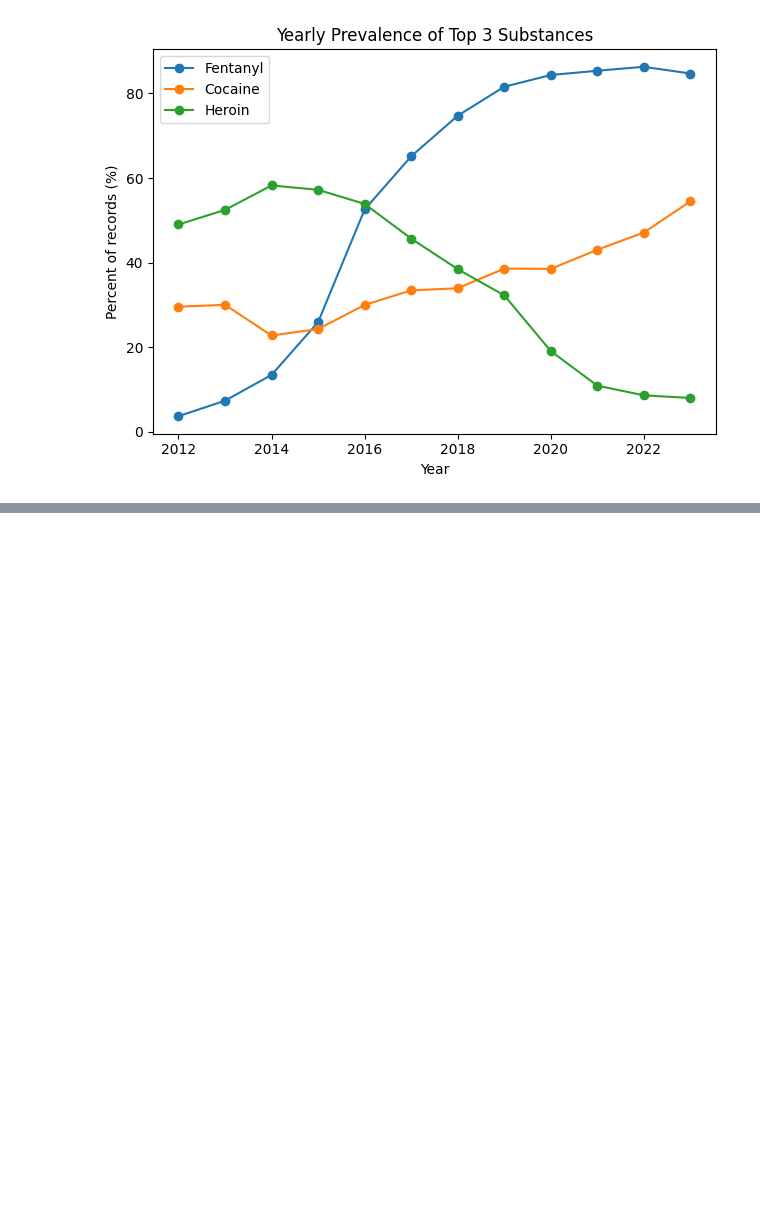
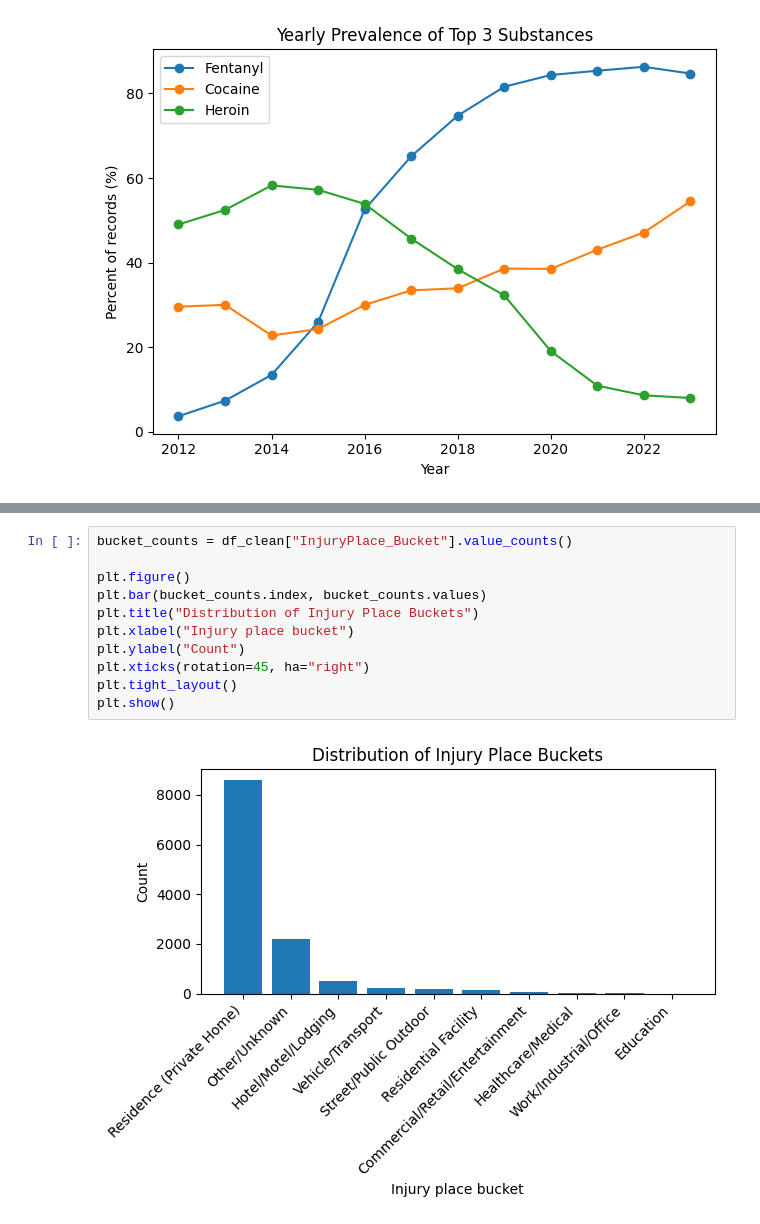
Before and after one commit to cryobsidian/assg1, a Jupyter notebook: analysis1.ipynb, the cells around one changed output, grey strips where cells are left out. Drawn from its saved outputs; the diff is of its cells as text; blank space fills up the shorter version.

```diff
--- a/analysis1.ipynb
+++ b/analysis1.ipynb
@@ -350,0 +374,13 @@ plt.show()
+# %%
+bucket_counts = df_clean["InjuryPlace_Bucket"].value_counts()
+
+plt.figure()
+plt.bar(bucket_counts.index, bucket_counts.values)
+plt.title("Distribution of Injury Place Buckets")
+plt.xlabel("Injury place bucket")
+plt.ylabel("Count")
+plt.xticks(rotation=45, ha="right")
+plt.tight_layout()
+plt.show()
+# %% [output]
+[figure, added]
```
Also changed, not shown: parts of 3 cells of this notebook.
